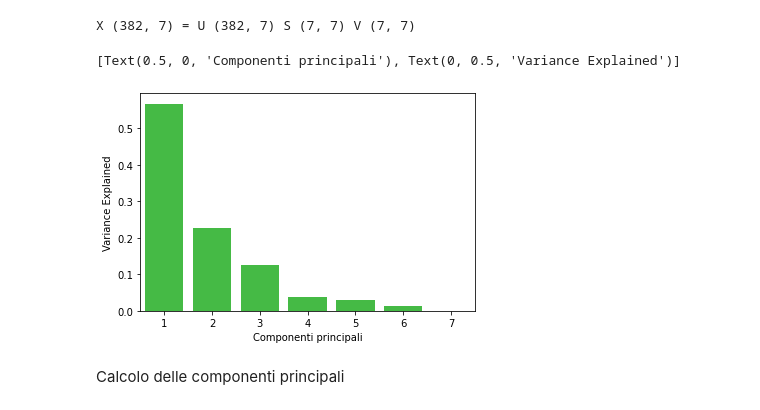
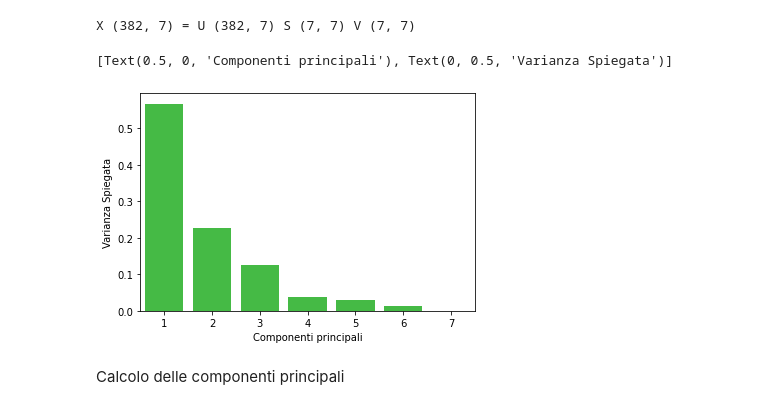
Before and after one commit to YuriGardinazzi/DataMiningNotes, a Jupyter notebook: PCA_analysis.ipynb, the cells around one changed output. Cells and saved outputs as stored; diff of their text form; code cells hidden in the pictures.

```diff
--- a/PCA_analysis.ipynb
+++ b/PCA_analysis.ipynb
@@ -43,0 +44,2 @@ X_after.head()
+# %%
+X_after = X - X.mean()
@@ -63,12 +72,12 @@ Eigen_pca = np.power(S,2)/(n-1)
 # %%
 ax = plt.subplot()
 var_explained = np.round(s**2/np.sum(s**2), decimals=3)
 sns.barplot(x=list(range(1,len(var_explained)+1)),
             y=var_explained, color="limegreen")
-ax.set(xlabel="Componenti principali", ylabel="Variance Explained")
+ax.set(xlabel="Componenti principali", ylabel="Varianza Spiegata")
 # %% [output]
-[Text(0.5, 0, 'Componenti principali'), Text(0, 0.5, 'Variance Explained')]
+[Text(0.5, 0, 'Componenti principali'), Text(0, 0.5, 'Varianza Spiegata')]
-[figure, old version]
+[figure, new version]
 # %% [markdown]
 Calcolo delle componenti principali
 # %%
```
Also changed, not shown: parts of 9 cells of this notebook.
